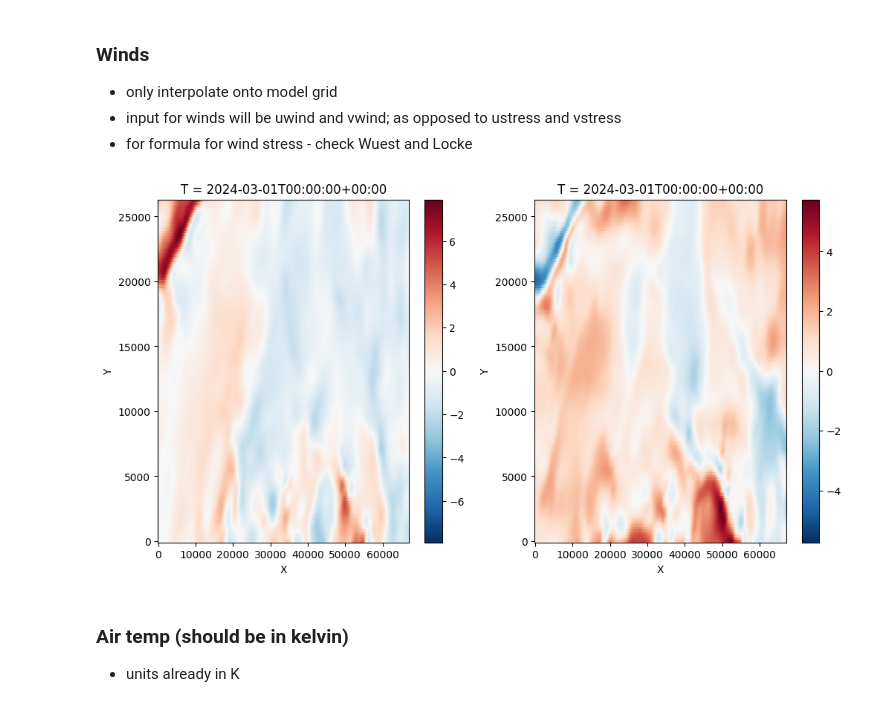
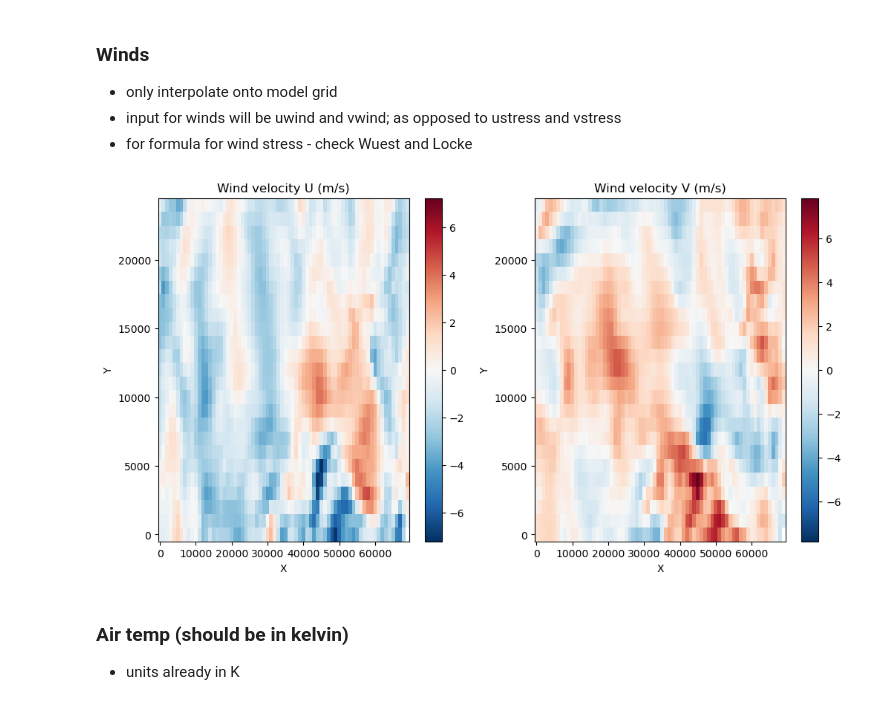
Before and after one commit to leroquan/preprocessing-mitgcm, a Jupyter notebook: surface_forcings/create_surf_force.ipynb, the cells around one changed output. Saved outputs shown, nothing was run; the diff lists cells and outputs as text; code cells hidden in the pictures.

```diff
--- a/surface_forcings/create_surf_force.ipynb
+++ b/surface_forcings/create_surf_force.ipynb
@@ -94,0 +54,4 @@ def interp_to_grid(json_file, data_type, mitgcm_grid: MitgcmGrid):
+# %%
+def load_json(file_path: str) -> dict:
+    with open(file_path, "rb") as file:
+        return orjson.loads(file.read())
@@ -97,42 +111,37 @@ def filter_json_files_by_date(all_json_files: list[str], str_start_date: str, st
     start_date = datetime.strptime(str_start_date, '%Y%m%d')
     end_date = datetime.strptime(str_end_date, '%Y%m%d')
 
-    filtered_json_files = []
-    for file in all_json_files:
+    def is_within_range(file):
         json_dates = re.findall(r'\d{8}', file)
         start_date_json = datetime.strptime(json_dates[0], '%Y%m%d')
         end_date_json = datetime.strptime(json_dates[1], '%Y%m%d')
+        return (start_date_json >= start_date) & (start_date_json <= end_date) & (end_date_json >= start_date)
 
-        if (start_date_json >= start_date) & (start_date_json < end_date) & (end_date_json > start_date):
-            filtered_json_files.append(file)
-
-    return filtered_json_files
+    return list(filter(is_within_range, all_json_files))
 # %%
-def interp_concat_json(folder_json_path, data_type, str_start_date: str, str_end_date: str, mitgcm_grid: MitgcmGrid,
-                       weather_model_type: str = "") -> xr.DataArray:
+def interp_concat_json(folder_json_path, data_type, str_start_date, str_end_date, mitgcm_grid, parallel_n,
+                       weather_model_type=""):
     all_json_files = glob.glob(os.path.join(folder_json_path, f'*_{data_type}.json'))
     json_files = filter_json_files_by_date(all_json_files, str_start_date, str_end_date)
 
-    all_data = []
+    if weather_model_type == "forecast":
+        data_type += "_MEAN"
 
-    if weather_model_type == "forecast":
-        data_type = data_type + "_MEAN"
-
+    all_data=[]
     for file in json_files:
-        data = interp_to_grid(file, data_type, mitgcm_grid)
-        all_data.append(data)
+        all_data.append(interp_to_grid(file, data_type, mitgcm_grid))
 
     all_data = xr.concat(all_data, dim='T').sortby('T')
 
-    # remove duplicate values - review download from COSMO
     unique_values, unique_ind = np.unique(all_data['T'].values, return_index=True)
-    unique_ind_sorted = np.sort(unique_ind)
-    all_data_cleaned = all_data.isel(T=unique_ind_sorted)
+    all_data_cleaned = all_data.isel(T=np.sort(unique_ind))
 
-    # binary file for MITgcm should be in XYT
-    all_data_transposed = all_data_cleaned.transpose('T', 'Y', 'X')
+    parsed_start_date = pd.to_datetime(str_start_date, format="%Y%m%d")
+    parsed_end_date = pd.to_datetime(str_end_date, format="%Y%m%d")
+    datetime_list = pd.date_range(start=parsed_start_date, end=parsed_end_date, freq="h").to_list()
+    interp_data = all_data_cleaned.interp({'T': datetime_list})  # make sure that time is consistent
 
-    return (all_data_transposed)
+    return interp_data.transpose('T', 'Y', 'X')
 # %% [markdown]
 ### Load grid for MITgcm
 # %%
@@ -180,17 +189,19 @@ plt.plot(lat, lon, marker='x')
 - input for winds will be uwind and vwind; as opposed to ustress and vstress
 - for formula for wind stress - check Wuest and Locke
 # %%
-u10 = interp_concat_json(path_weather_folder,'U', start_date, end_date, lat_grid, lon_grid, weather_model_type)
-v10 = interp_concat_json(path_weather_folder,'V', start_date, end_date, lat_grid, lon_grid, weather_model_type)
+u10 = interp_concat_json(path_weather_folder,'U', start_date, end_date, mitgcm_grid, 1, weather_model_type)
+v10 = interp_concat_json(path_weather_folder,'V', start_date, end_date, mitgcm_grid, 1, weather_model_type)
 
 fig, (ax1, ax2) = plt.subplots(1, 2, figsize=(12, 6))
 u10.isel(T=0).plot(ax=ax1)
 v10.isel(T=0).plot(ax=ax2)
+ax1.set_title('Wind velocity U (m/s)')
+ax2.set_title('Wind velocity V (m/s)')
 
 write_binary(os.path.join(path_out, 'u10.bin'),u10)
 write_binary(os.path.join(path_out, 'v10.bin'),v10)
 # %% [output]
-[figure, old version]
+[figure, new version]
 # %% [markdown]
 ### Air temp (should be in kelvin)
 - units already in K
```
Also changed, not shown: parts of 13 cells of this notebook.
